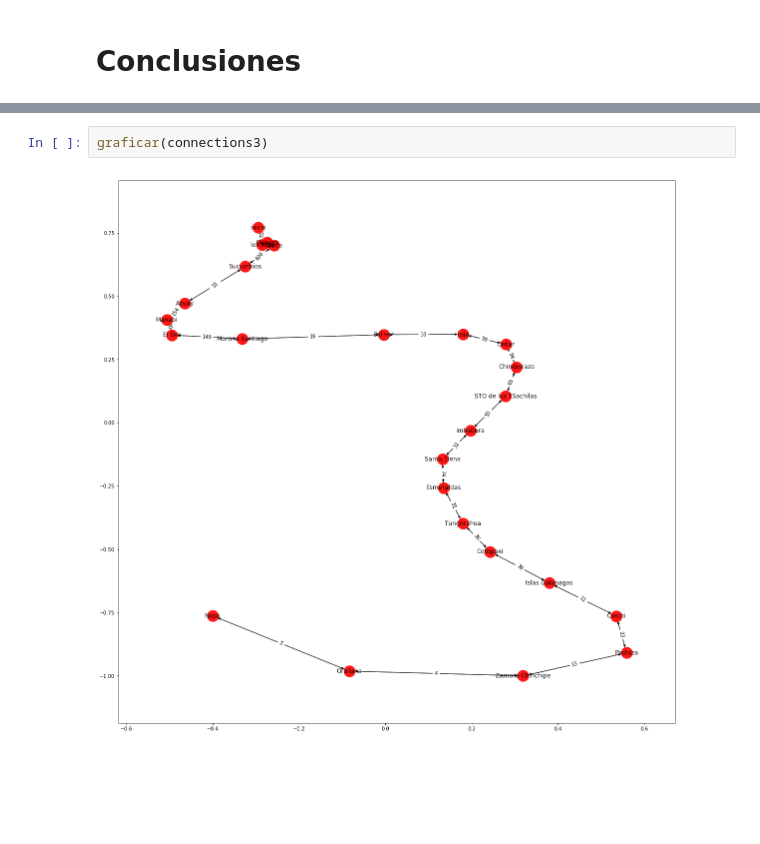
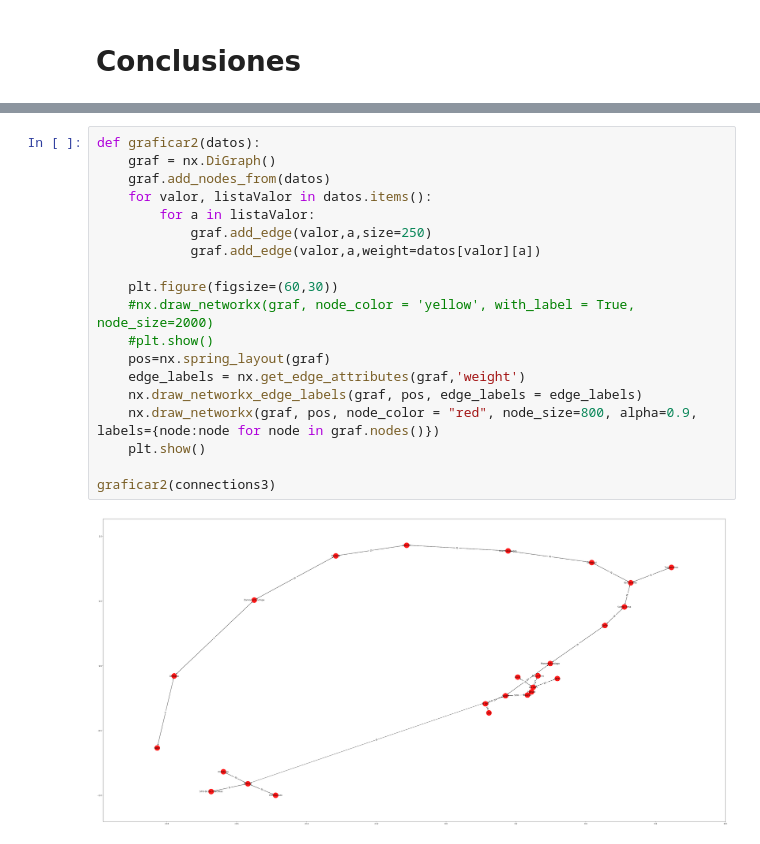
Before and after one commit to malki13/InteligenciaArtificial, a Jupyter notebook: BusquedaCosto.ipynb, the cells around one changed output, grey strips where cells are left out. Drawn from its saved outputs; the diff is of its cells as text; blank space fills up the shorter version.

```diff
--- a/BusquedaCosto.ipynb
+++ b/BusquedaCosto.ipynb
@@ -373,4 +431,21 @@ Costo total: 6310
-# %%
-graficar(connections3)
-# %% [output]
-[figure, removed]
+# %%
+def graficar2(datos):
+    graf = nx.DiGraph()
+    graf.add_nodes_from(datos)
+    for valor, listaValor in datos.items():
+        for a in listaValor:
+            graf.add_edge(valor,a,size=250)
+            graf.add_edge(valor,a,weight=datos[valor][a])
+
+    plt.figure(figsize=(60,30))
+    #nx.draw_networkx(graf, node_color = 'yellow', with_label = True, node_size=2000)
+    #plt.show()
+    pos=nx.spring_layout(graf)
+    edge_labels = nx.get_edge_attributes(graf,'weight')
+    nx.draw_networkx_edge_labels(graf, pos, edge_labels = edge_labels)
+    nx.draw_networkx(graf, pos, node_color = "red", node_size=800, alpha=0.9, labels={node:node for node in graf.nodes()})
+    plt.show()
+
+graficar2(connections3)
+# %% [output]
+[figure, added]
```
Also changed, not shown: parts of 4 cells of this notebook, 2 other files.
